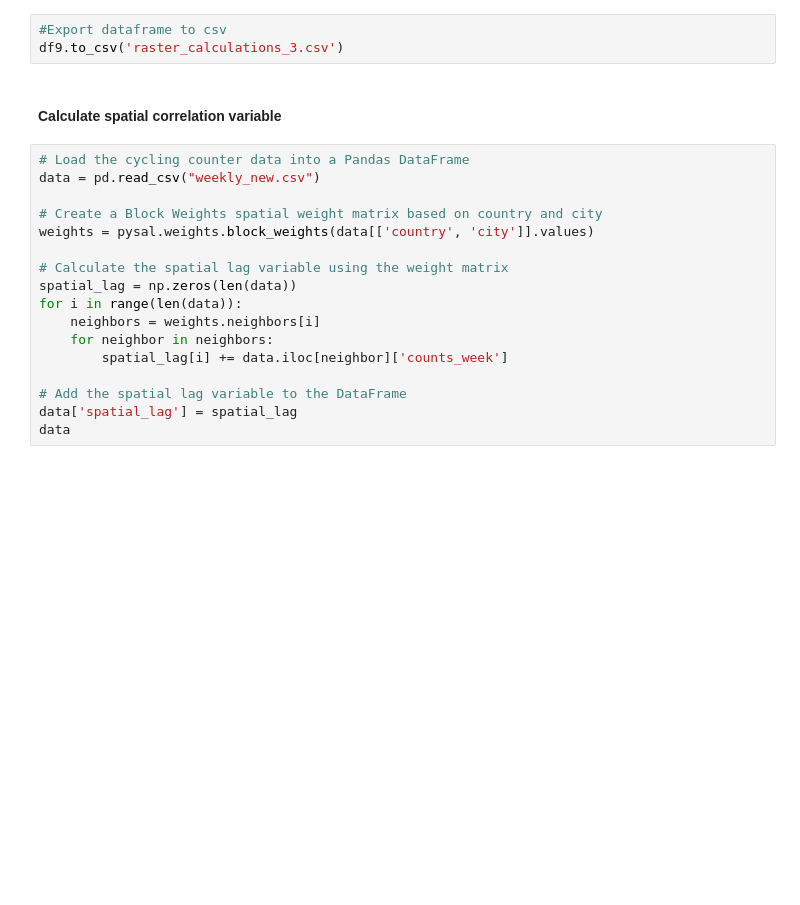
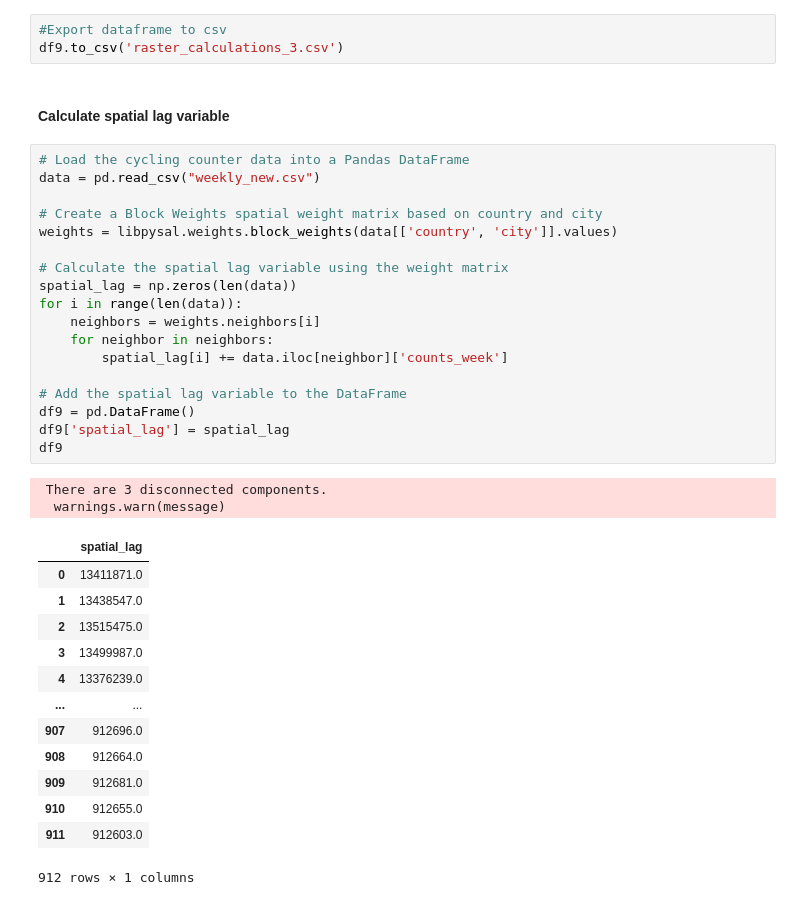
Before and after one commit to finn-wink/cycling_counter_prediction, a Jupyter notebook: built_environment_extraction.ipynb, the cells around one changed output. Saved outputs shown, nothing was run; the diff lists cells and outputs as text; blank space fills up the shorter version.

Commit message:
added spatial lag variable

```diff
--- a/built_environment_extraction.ipynb
+++ b/built_environment_extraction.ipynb
@@ -1130,21 +1131,38 @@ df9
 #Export dataframe to csv
 df9.to_csv('raster_calculations_3.csv')
 # %% [markdown]
-#### Calculate spatial correlation variable
+#### Calculate spatial lag variable
 # %%
 # Load the cycling counter data into a Pandas DataFrame
 data = pd.read_csv("weekly_new.csv")
 
 # Create a Block Weights spatial weight matrix based on country and city
-weights = pysal.weights.block_weights(data[['country', 'city']].values)
+weights = libpysal.weights.block_weights(data[['country', 'city']].values)
 
 # Calculate the spatial lag variable using the weight matrix
 spatial_lag = np.zeros(len(data))
 for i in range(len(data)):
     neighbors = weights.neighbors[i]
     for neighbor in neighbors:
         spatial_lag[i] += data.iloc[neighbor]['counts_week']
 
 # Add the spatial lag variable to the DataFrame
-data['spatial_lag'] = spatial_lag
-data
+df9 = pd.DataFrame()
+df9['spatial_lag'] = spatial_lag
+df9
+# %% [output]
+ There are 3 disconnected components.
+  warnings.warn(message)
+|  | spatial_lag |
+| 0 | 13411871.0 |
+| 1 | 13438547.0 |
+| 2 | 13515475.0 |
+| 3 | 13499987.0 |
+| 4 | 13376239.0 |
+| ... | ... |
+| 907 | 912696.0 |
+| 908 | 912664.0 |
+| 909 | 912681.0 |
+| 910 | 912655.0 |
+| 911 | 912603.0 |
+912 rows × 1 columns
```
Also changed, not shown: parts of 1 cell of this notebook, 1 other file.
